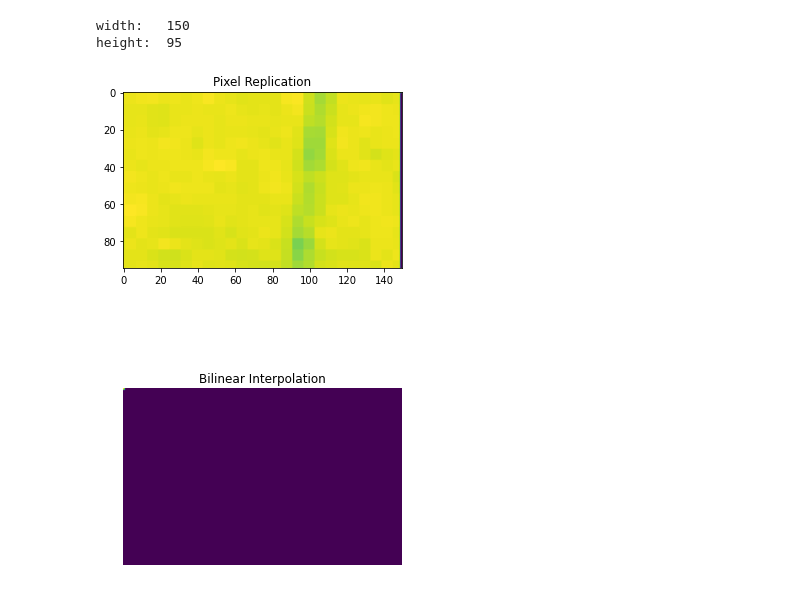
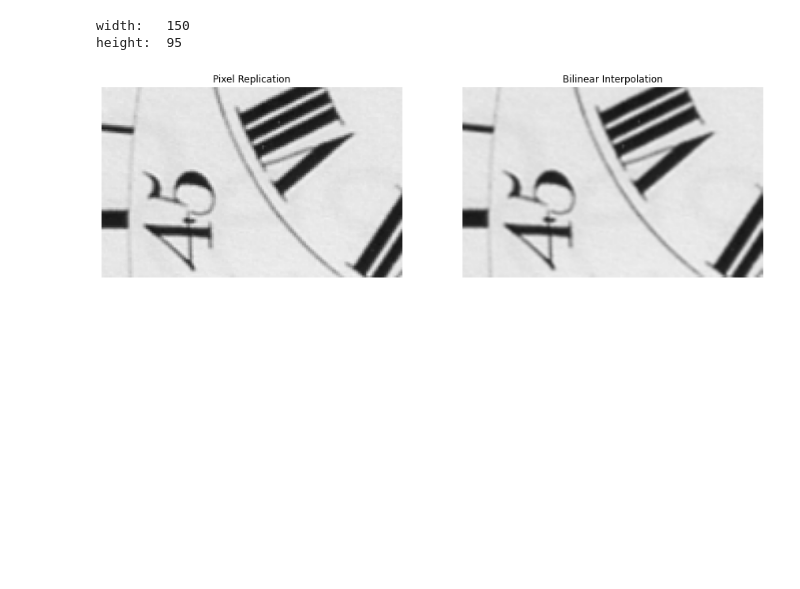
Before and after one commit to MINDYEOI/Image-Processing, a Jupyter notebook: Image Resizing/P3A_Image Resizing.ipynb, the cells around one changed output. Drawn from its saved outputs; the diff is of its cells as text; code cells hidden in the pictures; blank space fills up the shorter version.

Commit message:
Modified : make_bilinear_interpolation function, make_pixel_replcation function and plotting code

```diff
--- a/Image Resizing/P3A_Image Resizing.ipynb
+++ b/Image Resizing/P3A_Image Resizing.ipynb
@@ -24,13 +24,13 @@ bilinear_interpolation = np.zeros((95,150), dtype=np.uint8)
 def make_pixel_replication(img, scale_factor, result):
     p = 0
     q = 0
-    for i in range(0,95):                    # 반복문 채우기
-        for j in range(0,150):               # 반복문 채우기
+    for i in range(0,95*6):                    # 반복문 채우기
+        for j in range(0,150*6):               # 반복문 채우기
             result[i, j] = img[p, q]
-            if  j % 6  == 0:                 # If문 조건 채우기
+            if  (j+1) % 6  == 0:                 # If문 조건 채우기
                 q = q + 1
         q = 0
-        if  i % 6  == 0:                     # If문 조건 채우기
+        if  (i+1) % 6  == 0:                     # If문 조건 채우기
             p = p + 1
 
     return result
@@ -40,7 +40,7 @@ def make_pixel_replication(img, scale_factor, result):
 # 강의자료와 실습과제 PPT에 있는 공식을 이용하세요
 def make_bilinear_interpolation(img, scale_factor, result):
 
-    for i in range( 0, 95 ):                                # 반복문 채우기
+    for i in range( result.shape[0] ):                                # 반복문 채우기
         x1 = np.floor(i/scale_factor)
         x2 = np.ceil(i/scale_factor)
         if x2 == img.shape[0]:
@@ -48,46 +48,49 @@ def make_bilinear_interpolation(img, scale_factor, result):
 
         x = np.mod((i)/scale_factor, 1)
 
-        for j in range( 0,150  ):                            # 반복문 채우기
+        for j in range( result.shape[1]  ):                            # 반복문 채우기
             y1 = np.floor(j/scale_factor)
             y2 = np.ceil(j/scale_factor)
             if y2 == img.shape[1]:
                 y2 = img.shape[1]-1
 
-            left_bottom = img[ 0 ,0  ]                         # 좌표 채우기
-            right_bottom = img[ 0 , 149 ]                        # 좌표 채우기
-            left_top = img[ 94 , 0 ]                            # 좌표 채우기
-            right_top = img[ 94 , 149 ]                           # 좌표 채우기
+
+            left_bottom = img[ int(x1) , int(y1)  ]                         # 좌표 채우기
+            right_bottom = img[ int(x2) , int(y1) ]                        # 좌표 채우기
+            left_top = img[ int(x1) , int(y2) ]                            # 좌표 채우기
+            right_top = img[int(x2) , int(y2) ]                           # 좌표 채우기
             y = np.mod(j/scale_factor, 1)
-            inter_top = ( right_top *  y) + ( left_top *  (1-y))                 # 연산자 및 채워넣기, left_top과 left_bottom의 interpolation
-            inter_bottom = ( right_bottom * y) + ( left_bottom * (1-y))              # 연산자 및 채워넣기, right_top과 right_bottom의 interpolation
+            inter_top = ( left_top *  y) + ( left_bottom *  (1-y))                 # 연산자 및 채워넣기, left_top과 left_bottom의 interpolation
+            inter_bottom = ( right_top * y) + ( right_bottom * (1-y))              # 연산자 및 채워넣기, right_top과 right_bottom의 interpolation
 
             result[i, j] = (inter_bottom * x) + (inter_top * (1-x))
 
     return result
 # %%
-px_replication =  make_pixel_replication(I, scale, pixel_replication)
-bilinear_interpolation = make_bilinear_interpolation(I, scale, bilinear_interpolation)
+px_replication =  make_pixel_replication(I, 6, pixel_replication)
+bilinear_interpolation = make_bilinear_interpolation(I, 6, bilinear_interpolation)
 
 # 실험 결과를 아래 보여주시고 두 방법의 성능을 비교한 걸 주석으로 작성하세요.
 
 # plotting 하는 코드, 중간중간에 비어진 부분을 채워 넣으세요.
 # P1B-Step3. Gamma값을 0.1, 0.5, 0.9, 2, 4로 설정하고 실험해보세요
 # P1B-Step4. 각각의 실험 결과와 원본 영상을 비교하여 보여주세요
-fig = plt.figure(figsize = (5, 10)) # rows*cols 행렬의 i번째 subplot 생성
-rows = 2
-cols = 1
+fig = plt.figure(figsize = (15, 10)) # rows*cols 행렬의 i번째 subplot 생성
+rows = 1
+cols = 2
 
+RGB_px = cv2.cvtColor(px_replication,cv2.COLOR_GRAY2RGB)
 ax1 = fig.add_subplot(rows, cols, 1)
-ax1.imshow(px_replication)
+ax1.imshow(RGB_px)
 ax1.set_title('Pixel Replication')
+ax1.axis("off")
 
-
+RGB_bilinear = cv2.cvtColor(bilinear_interpolation,cv2.COLOR_GRAY2RGB)
 ax2 = fig.add_subplot(rows, cols, 2)
-ax2.imshow(bilinear_interpolation)
+ax2.imshow(RGB_bilinear)
 ax2.set_title('Bilinear Interpolation')
 ax2.axis("off")
 
 plt.show()
 # %% [output]
-[figure, old version]
+[figure, new version]
```
Also changed, not shown: parts of 2 cells of this notebook.
